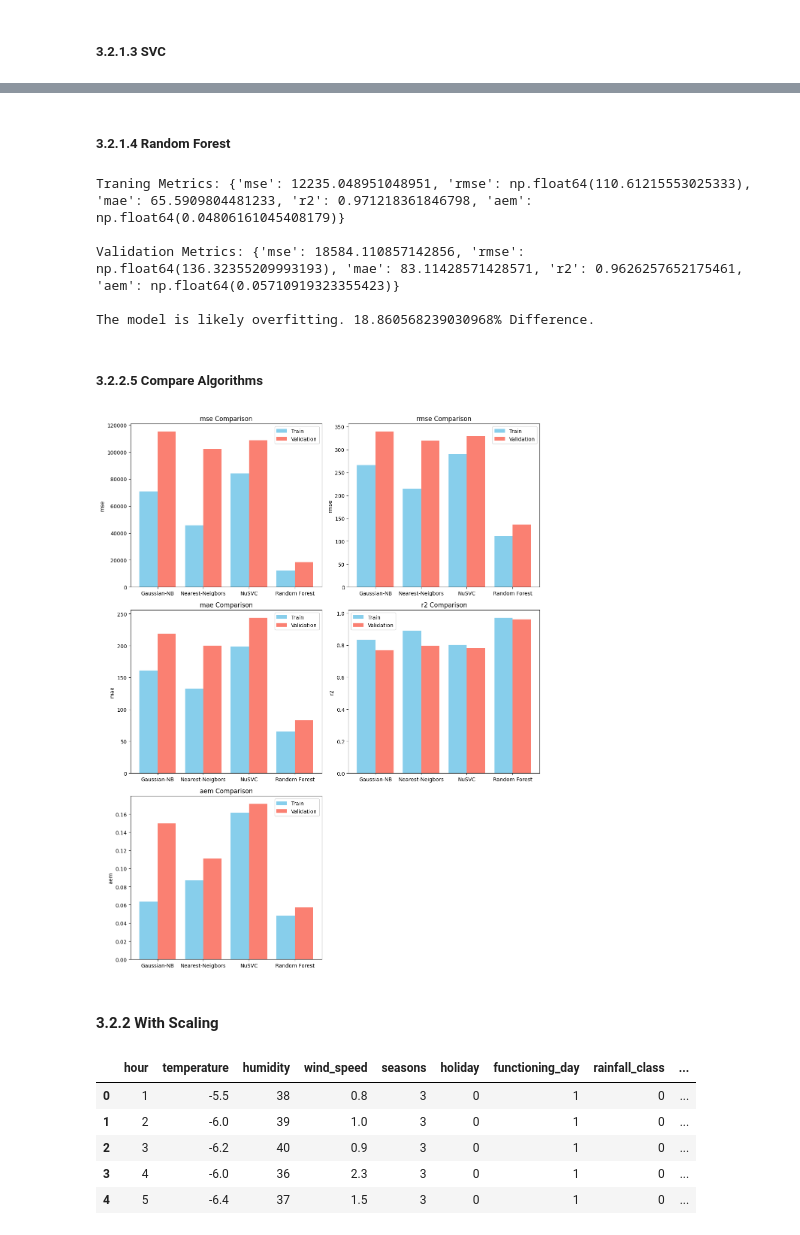
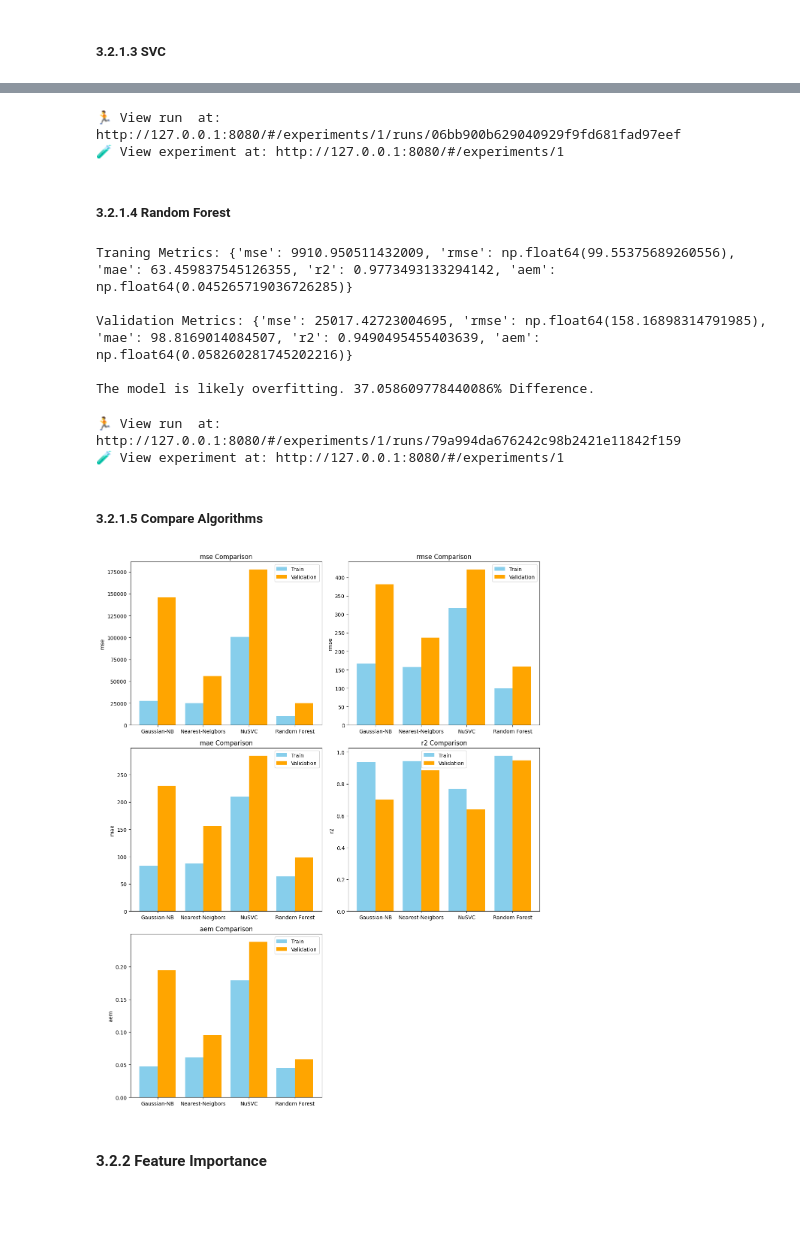
Before and after one commit to manuelmj39/bike-demand-prediction, a Jupyter notebook: notebooks/model-creation.ipynb, the cells around one changed output, grey strips where cells are left out. Cells and saved outputs as stored; diff of their text form; code cells hidden in the pictures; blank space fills up the shorter version.

Commit message:
Added Model selection and fine tuining

```diff
--- a/notebooks/model-creation.ipynb
+++ b/notebooks/model-creation.ipynb
@@ -292,12 +390,21 @@ The model is likely overfitting. 11.919584498417976% Difference.
+# %%
+log_metrics(run_name=alg_name,
+            model=model, X_train=X_train, y_train=y_train,
+            X_val=X_val, y_val=y_val, tag_info=f"SVC Regressor")
+# %% [output]
+🏃 View run  at: http://127.0.0.1:8080/#/experiments/1/runs/06bb900b629040929f9fd681fad97eef
+🧪 View experiment at: http://127.0.0.1:8080/#/experiments/1
 # %% [markdown]
 ##### 3.2.1.4 Random Forest
 # %%
 from sklearn.ensemble import RandomForestRegressor
 
 model = RandomForestRegressor(max_depth=8,
-                              max_leaf_nodes=200,
+                              random_state=42
                               )
+
 alg_name = "Random Forest"
+
 
 model = do_train(model=model, alg_name=alg_name,
                  X_train=X_train, y_train=y_train,
@@ -311,13 +418,20 @@ print(f"Validation Metrics: {unscaled_model_metrics[alg_name]['val']} \n")
 
 check_overfitting(val_error=val_metrics['rmse'], train_error=train_metrics['rmse'])
 # %% [output]
-Traning Metrics: {'mse': 12235.048951048951, 'rmse': np.float64(110.61215553025333), 'mae': 65.5909804481233, 'r2': 0.971218361846798, 'aem': np.float64(0.04806161045408179)}
+Traning Metrics: {'mse': 9910.950511432009, 'rmse': np.float64(99.55375689260556), 'mae': 63.459837545126355, 'r2': 0.9773493133294142, 'aem': np.float64(0.045265719036726285)}
 
-Validation Metrics: {'mse': 18584.110857142856, 'rmse': np.float64(136.32355209993193), 'mae': 83.11428571428571, 'r2': 0.9626257652175461, 'aem': np.float64(0.05710919323355423)}
+Validation Metrics: {'mse': 25017.42723004695, 'rmse': np.float64(158.16898314791985), 'mae': 98.8169014084507, 'r2': 0.9490495455403639, 'aem': np.float64(0.058260281745202216)}
 
-The model is likely overfitting. 18.860568239030968% Difference.
+The model is likely overfitting. 37.058609778440086% Difference.
+# %%
+log_metrics(run_name=alg_name,
+            model=model, X_train=X_train, y_train=y_train,
+            X_val=X_val, y_val=y_val, tag_info=f"Random Forest Regressor")
+# %% [output]
+🏃 View run  at: http://127.0.0.1:8080/#/experiments/1/runs/79a994da676242c98b2421e11842f159
+🧪 View experiment at: http://127.0.0.1:8080/#/experiments/1
 # %% [markdown]
-##### 3.2.2.5 Compare Algorithms
+##### 3.2.1.5 Compare Algorithms
 # %%
 import matplotlib.pyplot as plt
 
@@ -329,43 +443,34 @@ def plot_comparisons(metrics):
 
     for algo in algorithms:
         for metric in metrics[algo]['train'].keys():
             train_metrics[metric].append(metrics[algo]['train'][metric])
             val_metrics[metric].append(metrics[algo]['val'][metric])
 
     # Create subplots for each metric
     fig, axes = plt.subplots(3, 2, figsize=(12, 15))
 
     # Define the metrics
     metric_labels = list(train_metrics.keys())
 
     # Plot the metrics
     for i, metric in enumerate(metric_labels):
         ax = axes[i // 2, i % 2]
         ax.bar(np.arange(len(algorithms)) - 0.2, train_metrics[metric], width=0.4, label='Train', color='skyblue', align='center')
-        ax.bar(np.arange(len(algorithms)) + 0.2, val_metrics[metric], width=0.4, label='Validation', color='salmon', align='center')
+        ax.bar(np.arange(len(algorithms)) + 0.2, val_metrics[metric], width=0.4, label='Validation', color='orange', align='center')
         ax.set_xticks(np.arange(len(algorithms)))
         ax.set_xticklabels(algorithms)
         ax.set_title(f'{metric} Comparison')
         ax.set_ylabel(metric)
         ax.legend()
 
     # Remove empty subplot (since we have 5 metrics and 6 subplots)
     fig.delaxes(axes[2, 1])
 
     plt.tight_layout()
     plt.show()
 
 plot_comparisons(unscaled_model_metrics)
 # %% [output]
-[figure, old version]
+[figure, new version]
 # %% [markdown]
-#### 3.2.2 With Scaling
+#### 3.2.2 Feature Importance
-# %%
-X_train.head()
-# %% [output]
-|  | hour | temperature | humidity | wind_speed | seasons | holiday | functioning_day | rainfall_class | ... |
-| 0 | 1 | -5.5 | 38 | 0.8 | 3 | 0 | 1 | 0 | ... |
-| 1 | 2 | -6.0 | 39 | 1.0 | 3 | 0 | 1 | 0 | ... |
-| 2 | 3 | -6.2 | 40 | 0.9 | 3 | 0 | 1 | 0 | ... |
-| 3 | 4 | -6.0 | 36 | 2.3 | 3 | 0 | 1 | 0 | ... |
-| 4 | 5 | -6.4 | 37 | 1.5 | 3 | 0 | 1 | 0 | ... |
```
Also changed, not shown: parts of 27 cells of this notebook, 1 other file.
